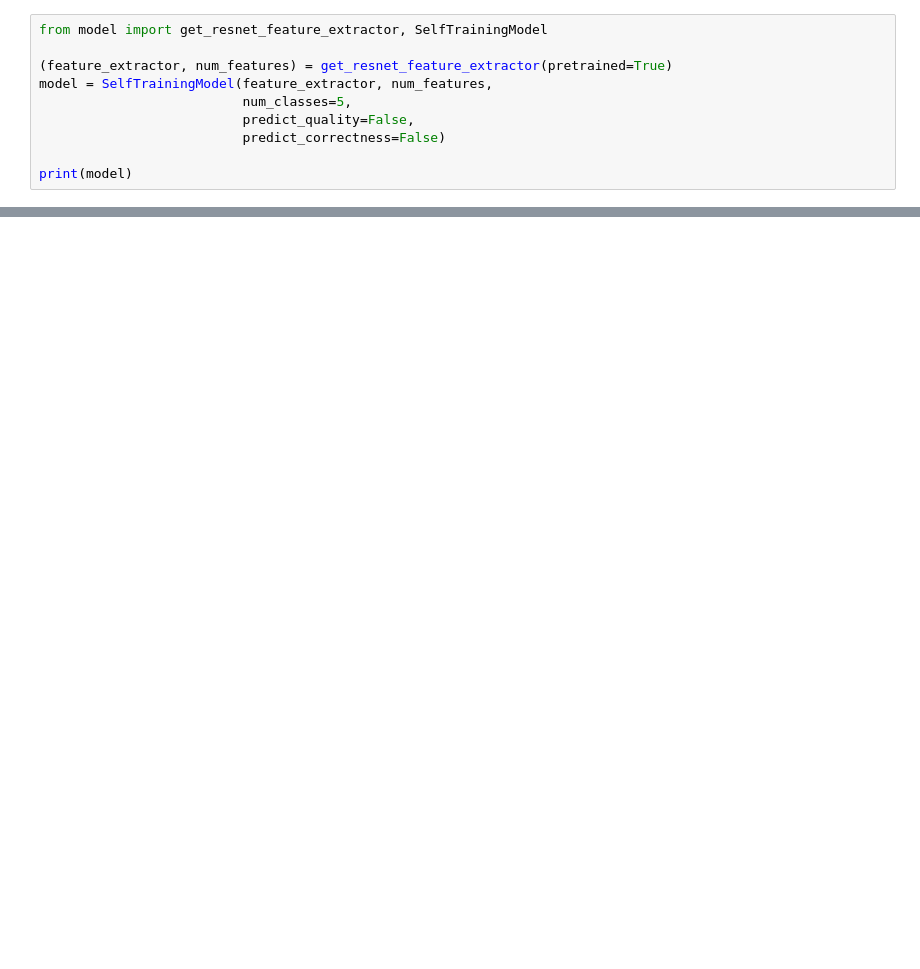
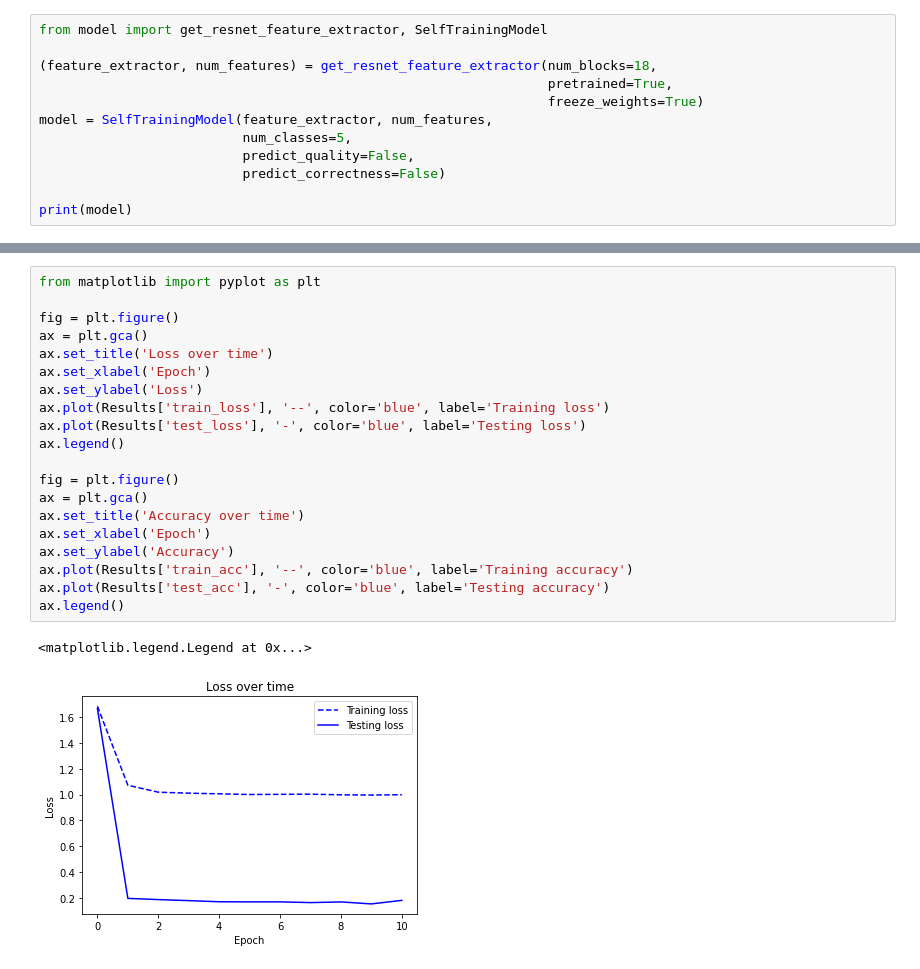
Before and after one commit to jimgammell/ece595ml_project, a Jupyter notebook: trial.ipynb, the cells around one changed output, grey strips where cells are left out. Drawn from its saved outputs; the diff is of its cells as text; blank space fills up the shorter version.

```diff
--- a/trial.ipynb
+++ b/trial.ipynb
@@ -1,7 +1,9 @@
 # %%
 from model import get_resnet_feature_extractor, SelfTrainingModel
 
-(feature_extractor, num_features) = get_resnet_feature_extractor(pretrained=True)
+(feature_extractor, num_features) = get_resnet_feature_extractor(num_blocks=18,
+                                                                 pretrained=True,
+                                                                 freeze_weights=True)
 model = SelfTrainingModel(feature_extractor, num_features,
                           num_classes=5,
                           predict_quality=False,
@@ -121,0 +219,23 @@ KeyboardInterrupt:
+# %%
+from matplotlib import pyplot as plt
+
+fig = plt.figure()
+ax = plt.gca()
+ax.set_title('Loss over time')
+ax.set_xlabel('Epoch')
+ax.set_ylabel('Loss')
+ax.plot(Results['train_loss'], '--', color='blue', label='Training loss')
+ax.plot(Results['test_loss'], '-', color='blue', label='Testing loss')
+ax.legend()
+
+fig = plt.figure()
+ax = plt.gca()
+ax.set_title('Accuracy over time')
+ax.set_xlabel('Epoch')
+ax.set_ylabel('Accuracy')
+ax.plot(Results['train_acc'], '--', color='blue', label='Training accuracy')
+ax.plot(Results['test_acc'], '-', color='blue', label='Testing accuracy')
+ax.legend()
+# %% [output]
+<matplotlib.legend.Legend at 0x...>
+[figure, added]
```
Also changed, not shown: parts of 5 cells of this notebook, 4 other files.
